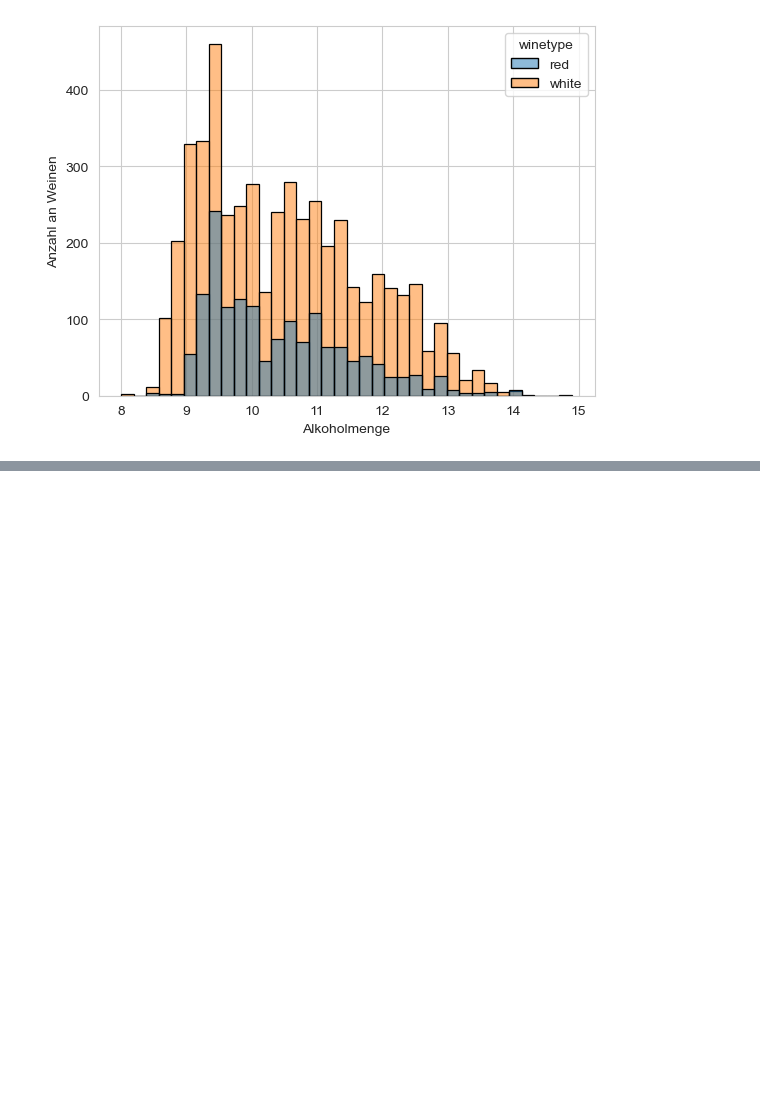
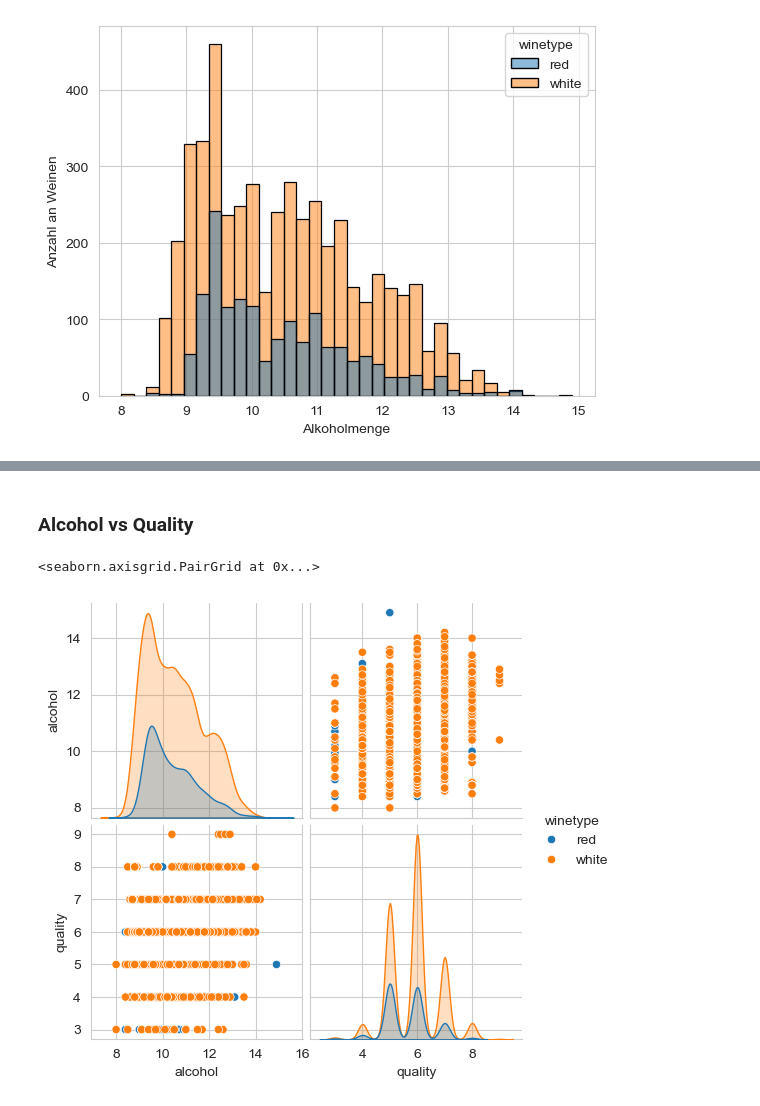
Before and after one commit to katybyte3000/Academy_Excercises, a Jupyter notebook: Project_02/sprint02/projekt02_sprint01-Dataexploration_Experimente.ipynb, the cells around one changed output, grey strips where cells are left out. Drawn from its saved outputs; the diff is of its cells as text; code cells hidden in the pictures; blank space fills up the shorter version.

```diff
--- a/Project_02/sprint02/projekt02_sprint01-Dataexploration_Experimente.ipynb
+++ b/Project_02/sprint02/projekt02_sprint01-Dataexploration_Experimente.ipynb
@@ -358,0 +376,8 @@ plt.show()
+# %% [markdown]
+### Alcohol vs Quality
+# %%
+sns.pairplot(allwine, vars=['alcohol','quality'] , hue='winetype')
+#https://www.youtube.com/watch?v=uCgvlfIo9fg Styling of pairplote and interactive tool
+# %% [output]
+<seaborn.axisgrid.PairGrid at 0x...>
+[figure, added]
```
Also changed, not shown: parts of 23 cells of this notebook.
